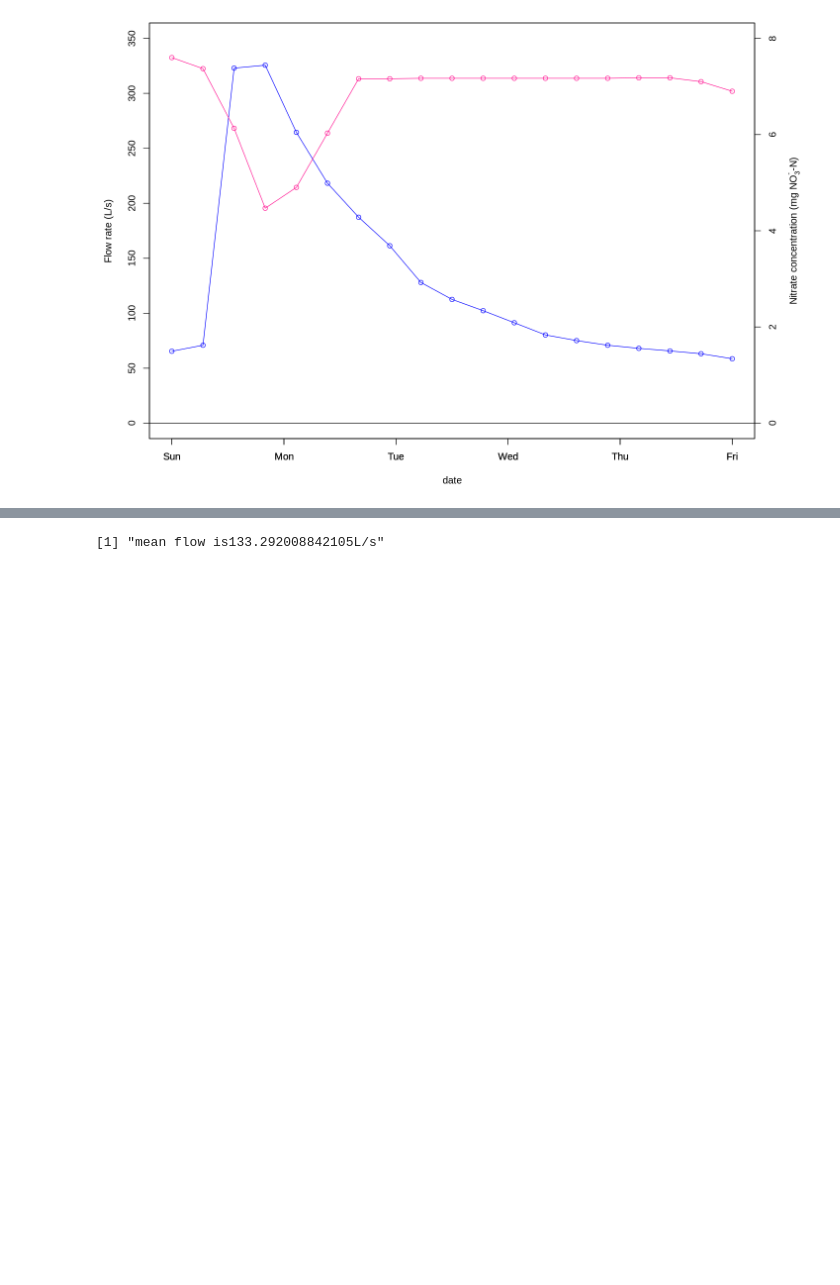
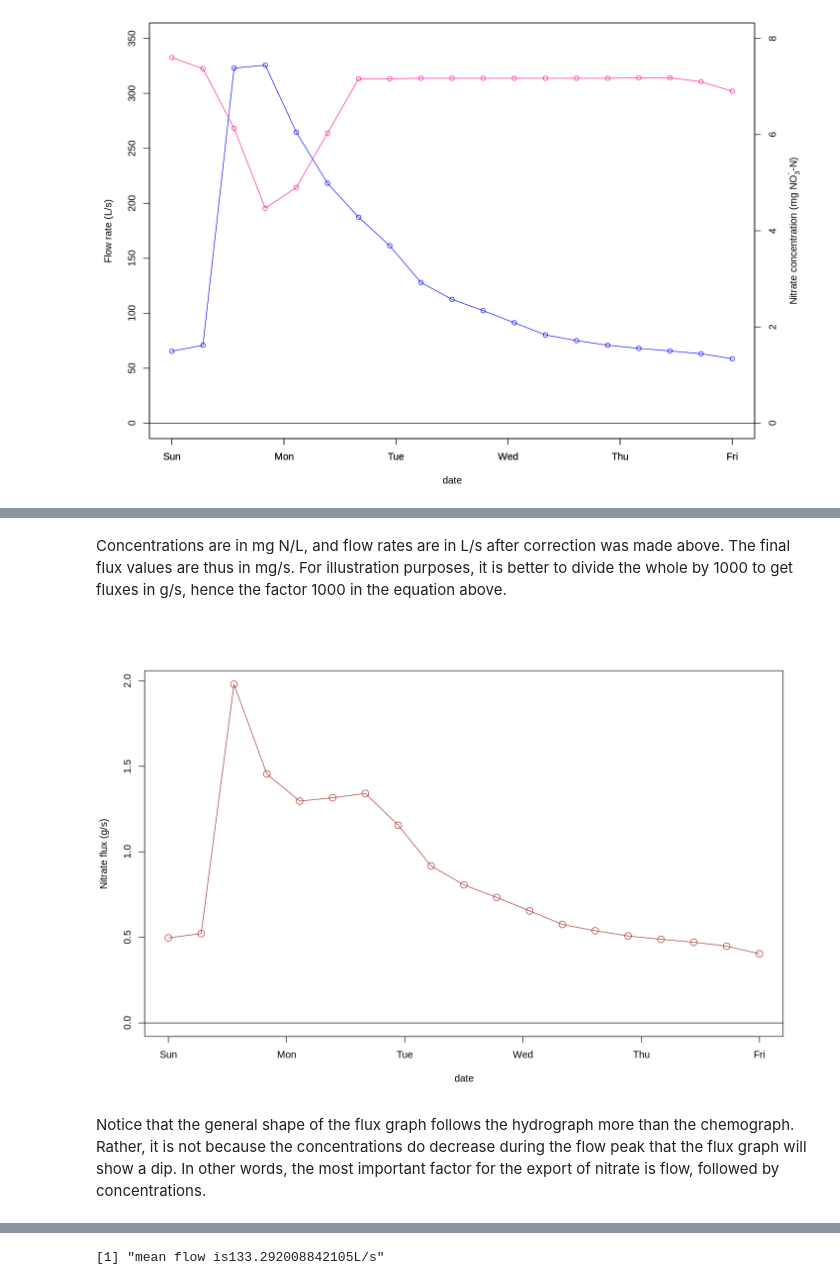
Before and after one commit to francoisbirgand/BAE204-Qlab, a Jupyter notebook: QClab_colab.ipynb, the cells around one changed output, grey strips where cells are left out. Saved outputs shown, nothing was run; the diff lists cells and outputs as text; code cells hidden in the pictures; blank space fills up the shorter version.

```diff
--- a/QClab_colab.ipynb
+++ b/QClab_colab.ipynb
@@ -96 +158,15 @@ mtext(y2lab,side=4,line=3)
+# %%
+L=Q*C/1000
+ylimLHG = c(0, max(L))
+# %% [markdown]
+Concentrations are in mg N/L, and flow rates are in L/s after correction was made above. The final flux values are thus in mg/s. For illustration purposes, it is better to divide the whole by 1000 to get fluxes in g/s, hence the factor 1000 in the equation above.
+# %%
+options(repr.plot.width=12, repr.plot.height=8)
+
+plot(date,L,xlab = "date",ylab = "Nitrate flux (g/s)",type = "o",col="brown",xlim=xlimHG,ylim=ylimLHG, cex = 1.5) # this plots the instantaneous load graph
+abline(h=0) # this adds a line at the bottom for y=0
+# %% [output]
+[figure, added]
+# %% [markdown]
+Notice that the general shape of the flux graph follows the hydrograph more than the chemograph. Rather, it is not because the concentrations do decrease during the flow peak that the flux graph will show a dip. In other words, the most important factor for the export of nitrate is flow, followed by concentrations.
 # %% [markdown]
```
Also changed, not shown: parts of 74 cells of this notebook.
